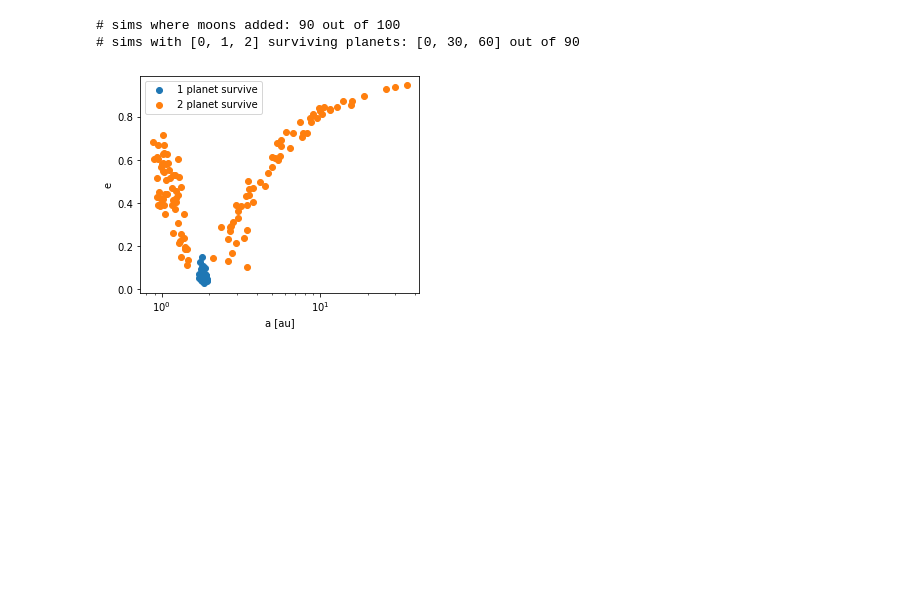
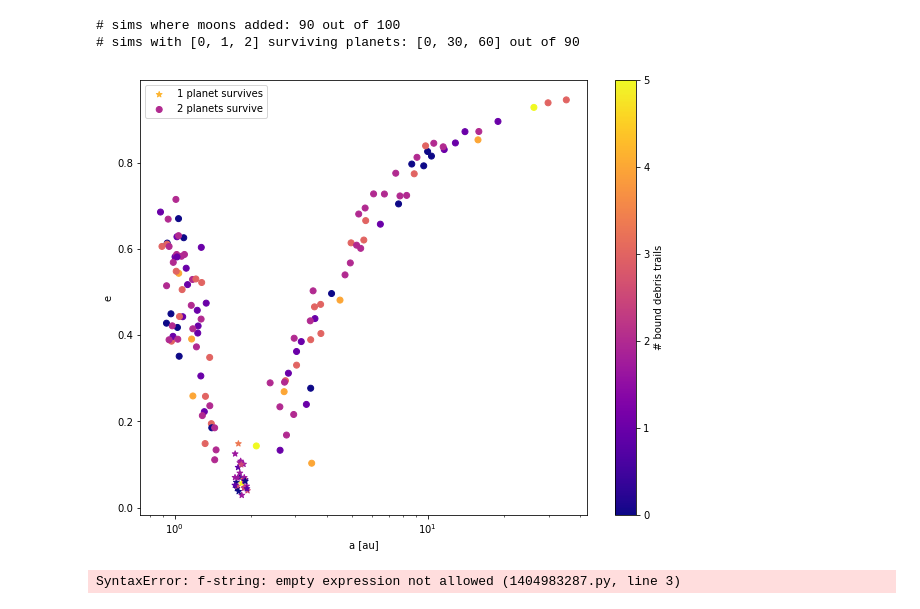
Before and after one commit to AJMustill/moons, a Jupyter notebook: moon_sims.ipynb, the cells around one changed output. Saved outputs shown, nothing was run; the diff lists cells and outputs as text; code cells hidden in the pictures; blank space fills up the shorter version.

Commit message:
Count number of systems with bound debris

```diff
--- a/moon_sims.ipynb
+++ b/moon_sims.ipynb
@@ -84,14 +85,20 @@ where_1_surv = np.where([s.npl == 1 for s in moon_sims])[0]
 where_2_surv = np.where([s.npl == 2 for s in moon_sims])[0]
 a = [[o.a for o in [s.orb[p] for p in s.surv_pl]] for s in moon_sims]
 e = [[o.e for o in [s.orb[p] for p in s.surv_pl]] for s in moon_sims]
+n = [[s.n_debris[p] for p in s.surv_pl] for s in moon_sims]
 # %%
-plt.figure(figsize=(5,4))
-plt.scatter([a[w] for w in where_1_surv],[e[w] for w in where_1_surv],label='1 planet survives')
-plt.scatter([a[w] for w in where_2_surv],[e[w] for w in where_2_surv],label='2 planet survive')
+cmap = 'plasma'
+plt.figure(figsize=(10,8))
+# XXX need to get both sets of points on same colour scale...
+plt.scatter([a[w] for w in where_1_surv],[e[w] for w in where_1_surv],c=[n[w] for w in where_1_surv],
+            cmap=cmap,marker='*',label='1 planet survives')
+plt.scatter([a[w] for w in where_2_surv],[e[w] for w in where_2_surv],c=[n[w] for w in where_2_surv],
+            cmap=cmap,marker='o',label='2 planets survive')
 plt.xscale('log')
 plt.xlabel('a [au]')
 plt.ylabel('e')
 plt.legend()
+plt.colorbar(label='# bound debris trails')
 plt.show()
 # %% [output]
-[figure, old version]
+[figure, new version]
@@ -97,0 +111,6 @@ plt.show()
+# %%
+print(f"{np.sum(N_debris_1_surv_hist[1:])} of {np.sum(N_debris_1_surv_hist)} planets in single-planet systems"
+      f"have bound debris")
+print(f"np.sum(N_debris_1_surv_hist[1:])} of {np.sum(N_debris_1_surv_hist)} planets in two-planet systems have bound debris")
+# %% [output]
+SyntaxError: f-string: empty expression not allowed (1404983287.py, line 3)
```
Also changed, not shown: parts of 3 cells of this notebook, 1 other file.
